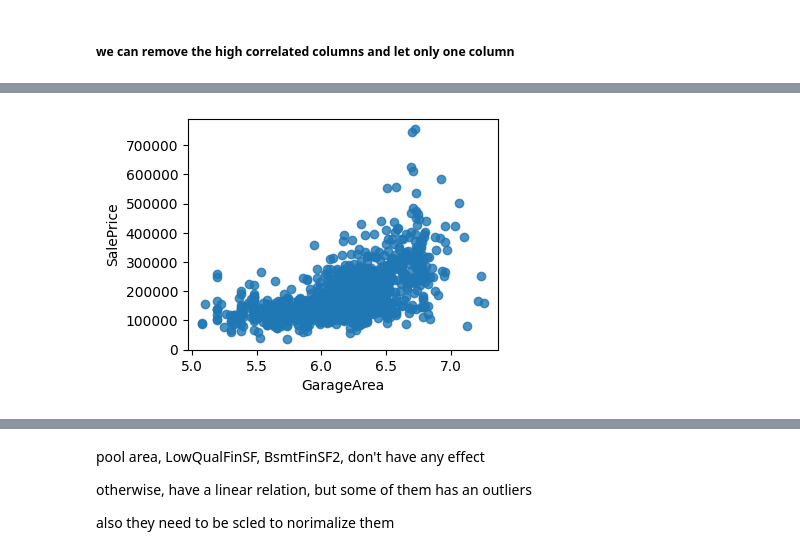
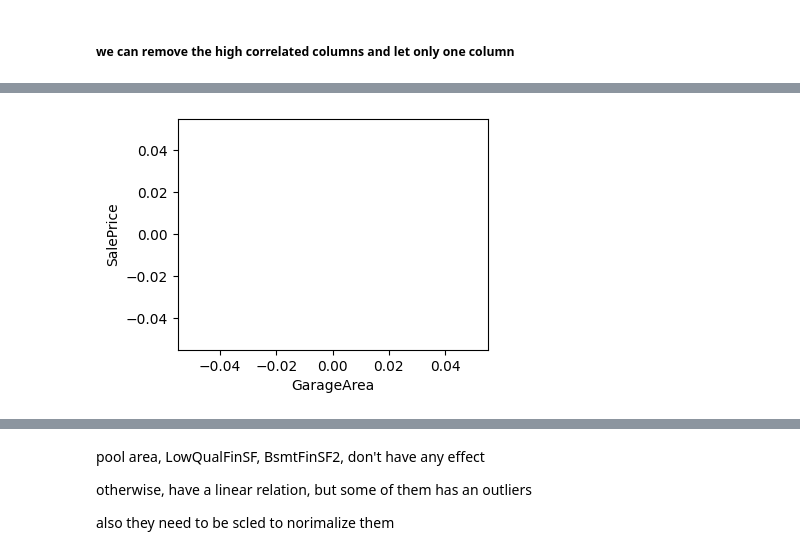
Before and after one commit to ahmedhany14/Kaggle-Competitions-Notebooks, a Jupyter notebook: boston House price prediction/NoteBooks/EDA_and_Analysis/eda.ipynb, the cells around one changed output, grey strips where cells are left out. Cells and saved outputs as stored; diff of their text form; code cells hidden in the pictures.

Commit message:
Boston EDA

```diff
--- a/boston House price prediction/NoteBooks/EDA_and_Analysis/eda.ipynb
+++ b/boston House price prediction/NoteBooks/EDA_and_Analysis/eda.ipynb
@@ -36,0 +118,16 @@ boston["SalePrice"].describe()
+# %%
+def Scatter(col, with_log):
+
+    dataset = boston.copy()
+    for j, i in enumerate(col):
+        if with_log:
+            dataset[col] = np.log(dataset[col])
+
+        plt.figure(figsize=(4, 3))
+        sns.regplot(
+            data=dataset,
+            x=i,
+            y="SalePrice",
+        )
+        plt.show()
+    return
@@ -169,6 +255,6 @@ visual.Scatter(areas, 0)
 [figure]
 [figure]
 # %%
-visual.Scatter(areas, 1)
+Scatter(areas, 1)
 # %% [output]
 [figure]
@@ -182 +268 @@ visual.Scatter(areas, 1)
-[figure, old version]
+[figure, new version]
```
Also changed, not shown: parts of 26 cells of this notebook.
